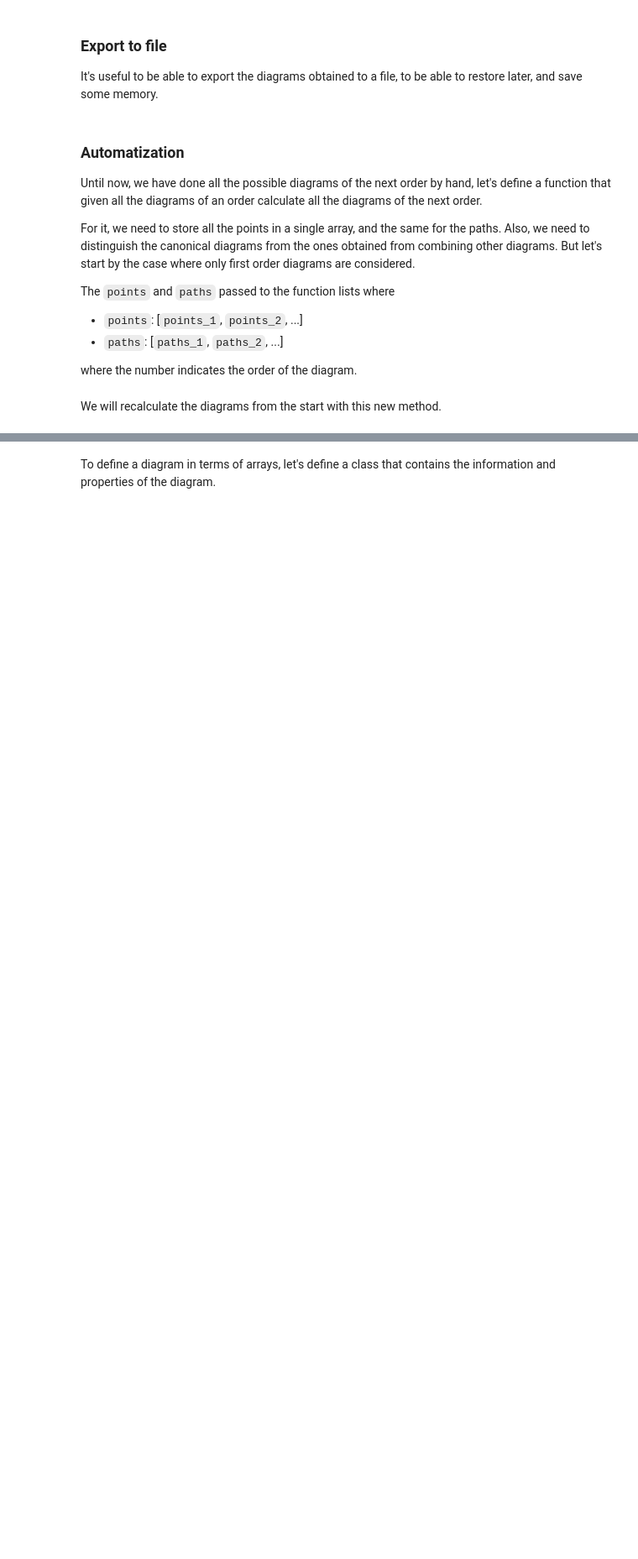
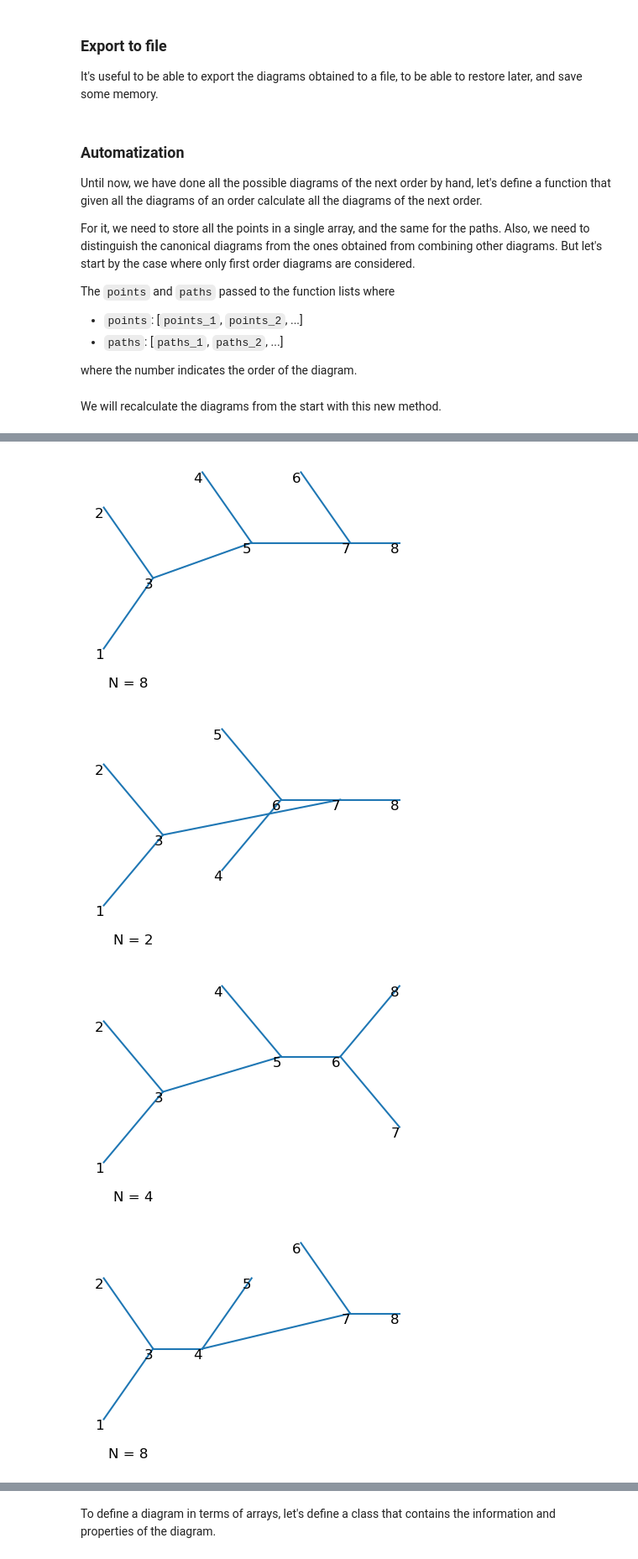
Before and after one commit to liuzhuozhuo/edp-renormalization, a Jupyter notebook: python/development/code_development.ipynb, the cells around one changed output, grey strips where cells are left out. Shown at 84% size. Cells and saved outputs as stored; diff of their text form; code cells hidden in the pictures; blank space fills up the shorter version.

```diff
--- a/python/development/code_development.ipynb
+++ b/python/development/code_development.ipynb
@@ -619,0 +620,46 @@ for i in range(len(paths_3)):
+# %%
+def all_components_in_other(array1, array2):
+    for row1 in array1:
+        found = False
+        for row2 in array2:
+            if np.array_equal(np.sort(row1), np.sort(row2)):
+                found = True
+                break
+        if not found:
+            return False
+    return True
+# %%
+def group_diagrams (points, paths):
+    group_paths = np.zeros((1, len(paths[0]), 2), dtype=int)
+    group_points = np.zeros((1, len(points[0]), 2))
+    group_points[0] = points[0]
+    group_paths[0] = paths[0]
+    count = np.zeros((1), dtype=int)
+    count[0] = 1
+    for i in range(1, len(paths)):
+        if (paths[i] == 0).all():
+            continue
+        cont = False
+        for j in range(len(group_paths)):
+            if all_components_in_other(paths[i], group_paths[j]):
+                count[j] += 1
+                cont = False
+                break
+            else:
+                cont = True
+
+        if cont:
+            group_paths = np.append(group_paths, [paths[i]], axis=0)
+            group_points = np.append(group_points, [points[i]], axis=0)
+            count = np.append(count, [1])
+    return group_points, group_paths, count
+# %%
+new_points, new_paths, count = group_diagrams(points_3, paths_3)
+
+for i in range(len(new_paths)):
+    represent_diagram(new_points[i], new_paths[i], index = True, number = count[i])
+# %% [output]
+[figure, added]
+[figure, added]
+[figure, added]
+[figure, added]
```
Also changed, not shown: parts of 10 cells of this notebook, 2 other files.
